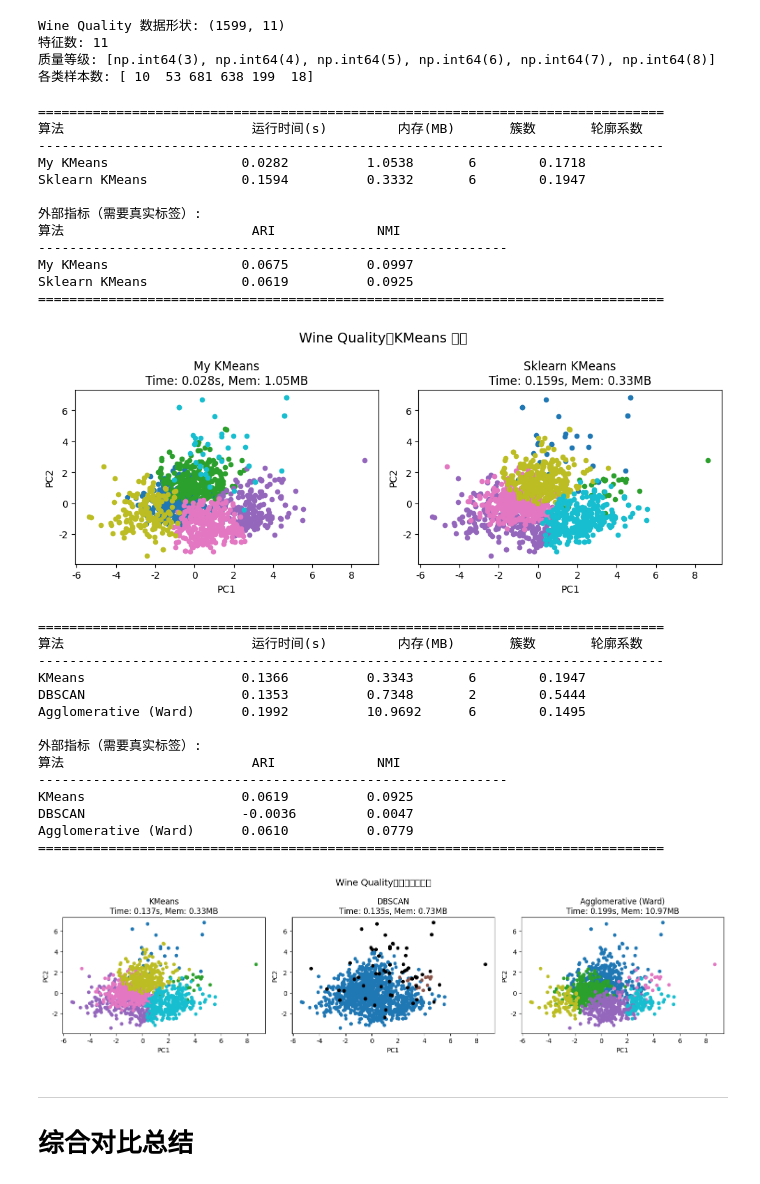
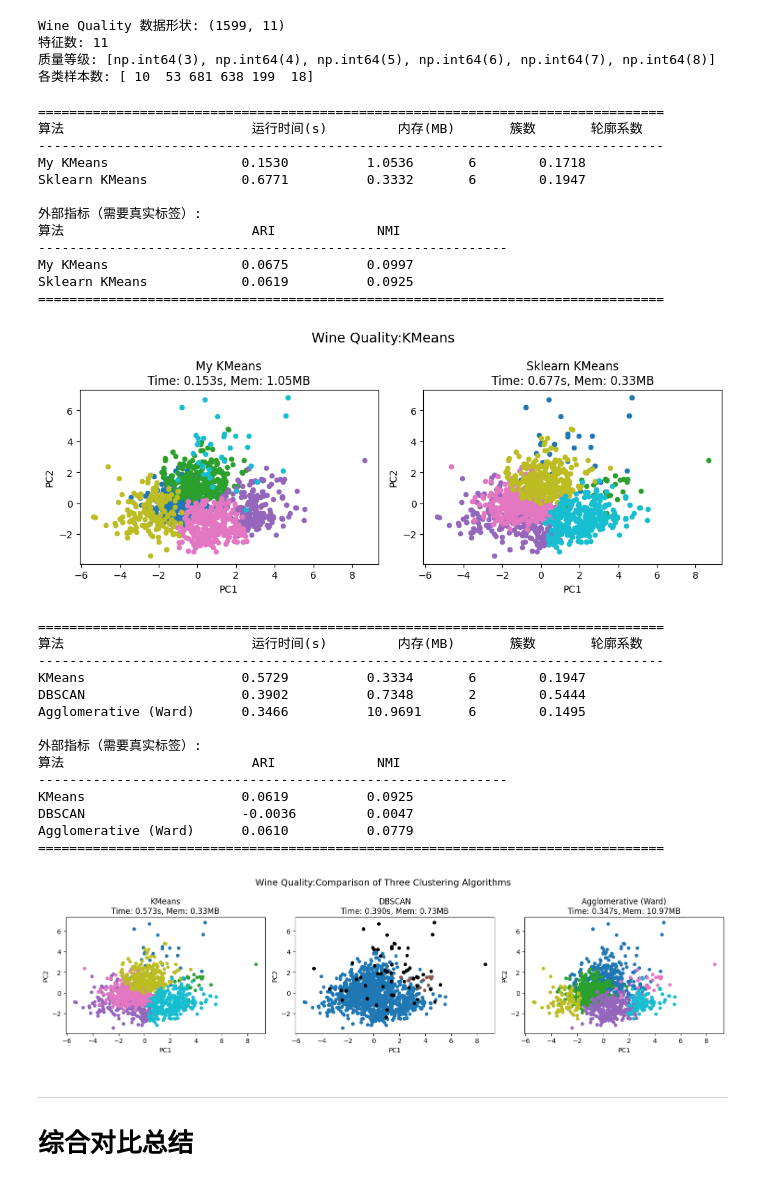
Before and after one commit to mysciz/xjtu-ml-class, a Jupyter notebook: exp/code/exp4/ml-exp4.ipynb, the cells around one changed output. Drawn from its saved outputs; the diff is of its cells as text; code cells hidden in the pictures.

```diff
--- a/exp/code/exp4/ml-exp4.ipynb
+++ b/exp/code/exp4/ml-exp4.ipynb
@@ -24,10 +24,6 @@ from sklearn.metrics import silhouette_score, adjusted_rand_score, normalized_mu
 from sklearn.preprocessing import StandardScaler
 import warnings
 warnings.filterwarnings('ignore')
-
-# 设置中文显示
-plt.rcParams['font.sans-serif'] = ['SimHei', 'DejaVu Sans']
-plt.rcParams['axes.unicode_minus'] = False
 # %% [markdown]
 ## 1. 手工实现 KMeans 算法
 # %%
@@ -916,34 +938,34 @@ Wine Quality 数据形状: (1599, 11)
 # %%
 # 手工实现 vs Sklearn
 n_clusters_wine = 6  # 质量等级 3-8
 
 my_kmeans_wine = MyKMeans(n_clusters=n_clusters_wine, random_state=42)
 result_my_kmeans_wine = measure_performance(my_kmeans_wine, X_wine_scaled,
                                              true_labels=y_wine, name="My KMeans")
 
 sklearn_kmeans_wine = SklearnKMeans(n_clusters=n_clusters_wine, random_state=42, n_init=10)
 result_sklearn_kmeans_wine = measure_performance(sklearn_kmeans_wine, X_wine_scaled,
                                                   true_labels=y_wine, name="Sklearn KMeans")
 
 print_comparison([result_my_kmeans_wine, result_sklearn_kmeans_wine])
 
 plot_clustering_comparison(X_wine_scaled,
                           [result_my_kmeans_wine, result_sklearn_kmeans_wine],
-                          title="Wine Quality：KMeans 对比", use_pca=True)
+                          title="Wine Quality:KMeans", use_pca=True)
 # %% [output]
 ================================================================================
 算法                        运行时间(s)         内存(MB)       簇数       轮廓系数
 --------------------------------------------------------------------------------
-My KMeans                 0.0282          1.0538       6        0.1718
-Sklearn KMeans            0.1594          0.3332       6        0.1947
+My KMeans                 0.1530          1.0536       6        0.1718
+Sklearn KMeans            0.6771          0.3332       6        0.1947
 
 外部指标（需要真实标签）:
 算法                        ARI             NMI
 ------------------------------------------------------------
 My KMeans                 0.0675          0.0997
 Sklearn KMeans            0.0619          0.0925
 ================================================================================
-[figure, old version]
+[figure, new version]
 # %%
 # 三种算法对比
 kmeans_wine = SklearnKMeans(n_clusters=n_clusters_wine, random_state=42, n_init=10)
@@ -962,14 +984,14 @@ print_comparison([result_kmeans_wine, result_dbscan_wine, result_agg_wine])
 
 plot_clustering_comparison(X_wine_scaled,
                           [result_kmeans_wine, result_dbscan_wine, result_agg_wine],
-                          title="Wine Quality：三种聚类算法", use_pca=True)
+                          title="Wine Quality:Comparison of Three Clustering Algorithms", use_pca=True)
 # %% [output]
 ================================================================================
 算法                        运行时间(s)         内存(MB)       簇数       轮廓系数
 --------------------------------------------------------------------------------
-KMeans                    0.1366          0.3343       6        0.1947
-DBSCAN                    0.1353          0.7348       2        0.5444
-Agglomerative (Ward)      0.1992          10.9692      6        0.1495
+KMeans                    0.5729          0.3334       6        0.1947
+DBSCAN                    0.3902          0.7348       2        0.5444
+Agglomerative (Ward)      0.3466          10.9691      6        0.1495
 
 外部指标（需要真实标签）:
 算法                        ARI             NMI
@@ -978,7 +1000,7 @@ KMeans                    0.0619          0.0925
 DBSCAN                    -0.0036         0.0047
 Agglomerative (Ward)      0.0610          0.0779
 ================================================================================
-[figure, old version]
+[figure, new version]
 # %% [markdown]
 ---
 
```
Also changed, not shown: parts of 10 cells of this notebook.
